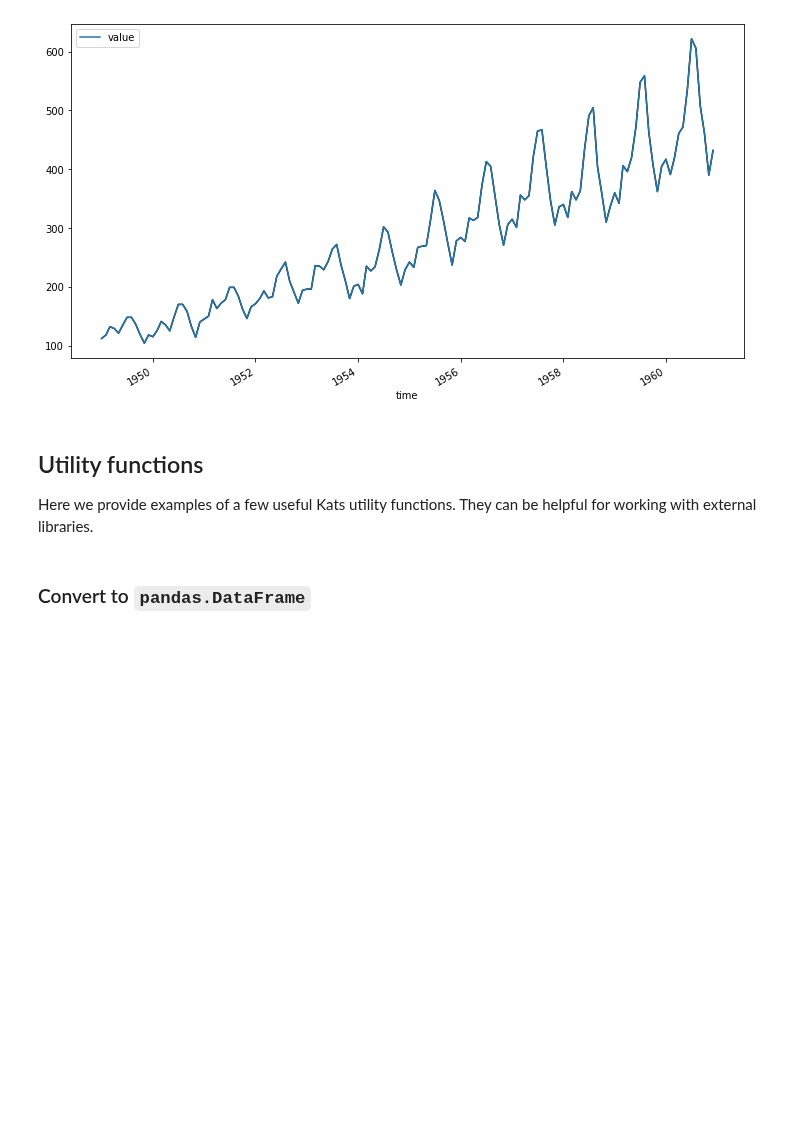
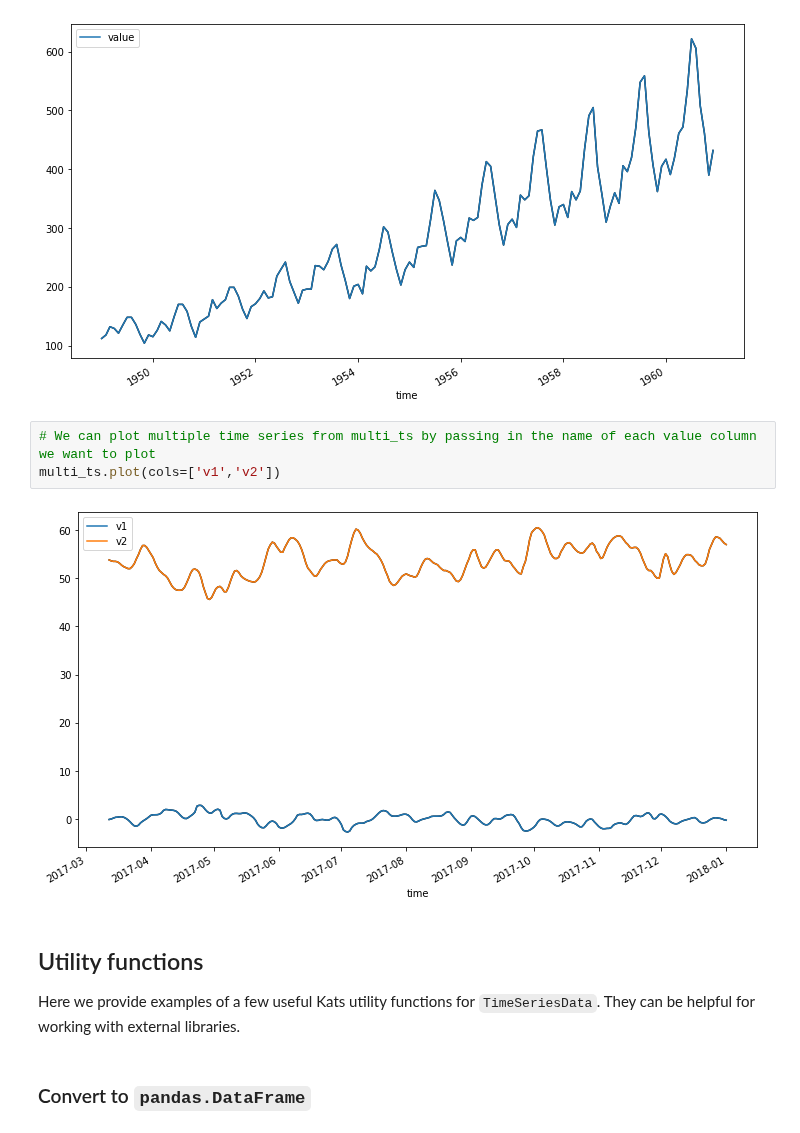
Before and after one commit to facebookresearch/Kats, a Jupyter notebook: tutorials/kats_101_basics.ipynb, the cells around one changed output. Cells and saved outputs as stored; diff of their text form; blank space fills up the shorter version.

```diff
--- a/tutorials/kats_101_basics.ipynb
+++ b/tutorials/kats_101_basics.ipynb
@@ -246,10 +234,15 @@ ts_1
 air_passengers_ts.plot(cols=['value'])
 # %% [output]
 [figure]
+# %%
+# We can plot multiple time series from multi_ts by passing in the name of each value column we want to plot
+multi_ts.plot(cols=['v1','v2'])
+# %% [output]
+[figure, added]
 # %% [markdown]
 ## Utility functions
 
-Here we provide examples of a few useful Kats utility functions.  They can be helpful for working with external libraries.
+Here we provide examples of a few useful Kats utility functions for `TimeSeriesData`.  They can be helpful for working with external libraries.
 # %% [markdown]
 ### Convert to `pandas.DataFrame`
 # %%
```
Also changed, not shown: parts of 29 cells of this notebook.
